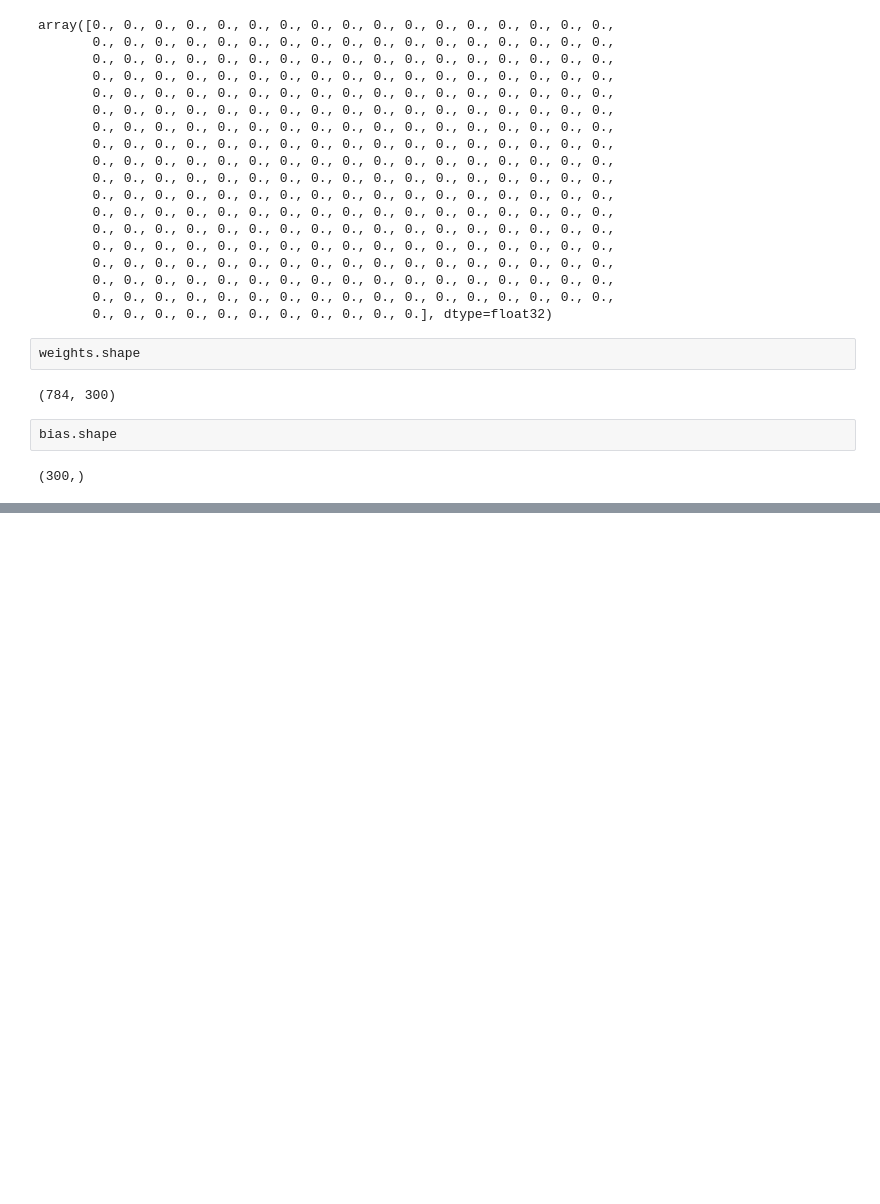
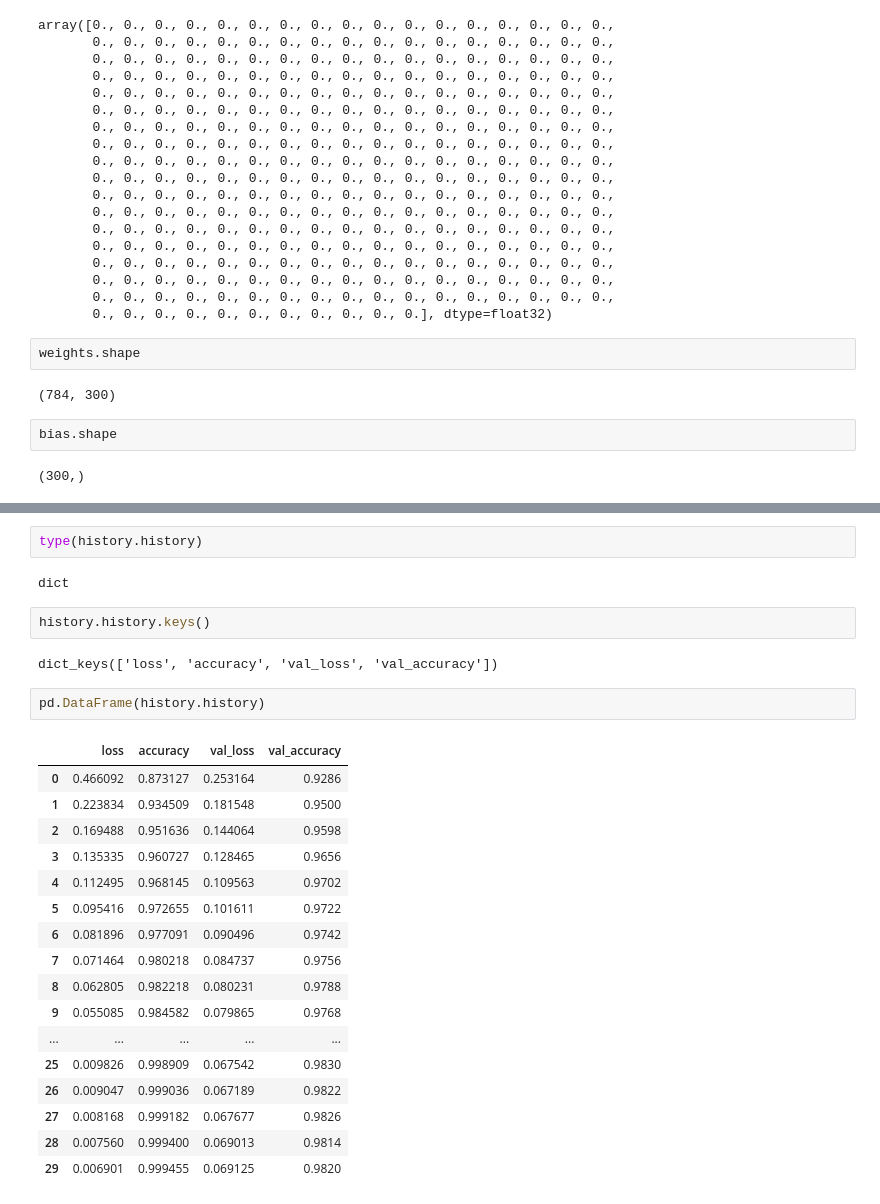
Before and after one commit to TUCchkul/Deep-Learning-Computer-Vision, a Jupyter notebook: tf-keras-demo/tensorflow-keras.ipynb, the cells around one changed output, grey strips where cells are left out. Cells and saved outputs as stored; diff of their text form; blank space fills up the shorter version.

```diff
--- a/tf-keras-demo/tensorflow-keras.ipynb
+++ b/tf-keras-demo/tensorflow-keras.ipynb
@@ -146,0 +180,28 @@ bias.shape
+# %%
+type(history.history)
+# %% [output]
+dict
+# %%
+history.history.keys()
+# %% [output]
+dict_keys(['loss', 'accuracy', 'val_loss', 'val_accuracy'])
+# %%
+pd.DataFrame(history.history)
+# %% [output]
+|  | loss | accuracy | val_loss | val_accuracy |
+| 0 | 0.466092 | 0.873127 | 0.253164 | 0.9286 |
+| 1 | 0.223834 | 0.934509 | 0.181548 | 0.9500 |
+| 2 | 0.169488 | 0.951636 | 0.144064 | 0.9598 |
+| 3 | 0.135335 | 0.960727 | 0.128465 | 0.9656 |
+| 4 | 0.112495 | 0.968145 | 0.109563 | 0.9702 |
+| 5 | 0.095416 | 0.972655 | 0.101611 | 0.9722 |
+| 6 | 0.081896 | 0.977091 | 0.090496 | 0.9742 |
+| 7 | 0.071464 | 0.980218 | 0.084737 | 0.9756 |
+| 8 | 0.062805 | 0.982218 | 0.080231 | 0.9788 |
+| 9 | 0.055085 | 0.984582 | 0.079865 | 0.9768 |
+| ... | ... | ... | ... | ... |
+| 25 | 0.009826 | 0.998909 | 0.067542 | 0.9830 |
+| 26 | 0.009047 | 0.999036 | 0.067189 | 0.9822 |
+| 27 | 0.008168 | 0.999182 | 0.067677 | 0.9826 |
+| 28 | 0.007560 | 0.999400 | 0.069013 | 0.9814 |
+| 29 | 0.006901 | 0.999455 | 0.069125 | 0.9820 |
```
Also changed, not shown: parts of 5 cells of this notebook, 1 other file.
